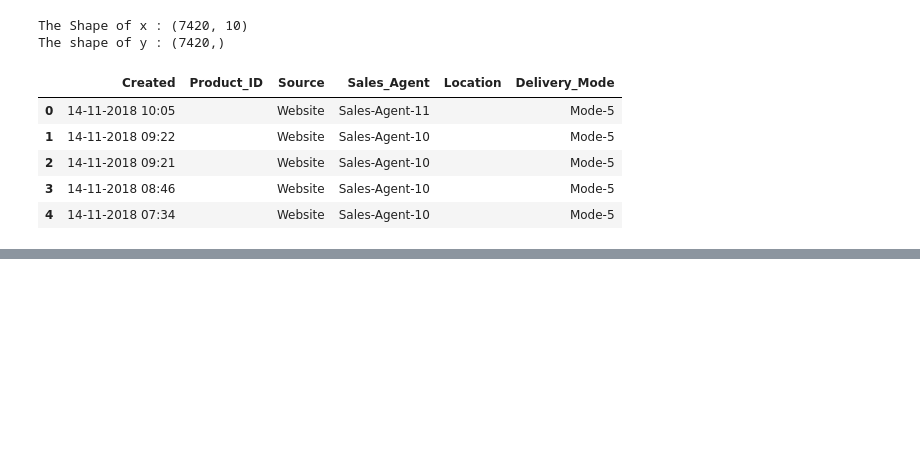
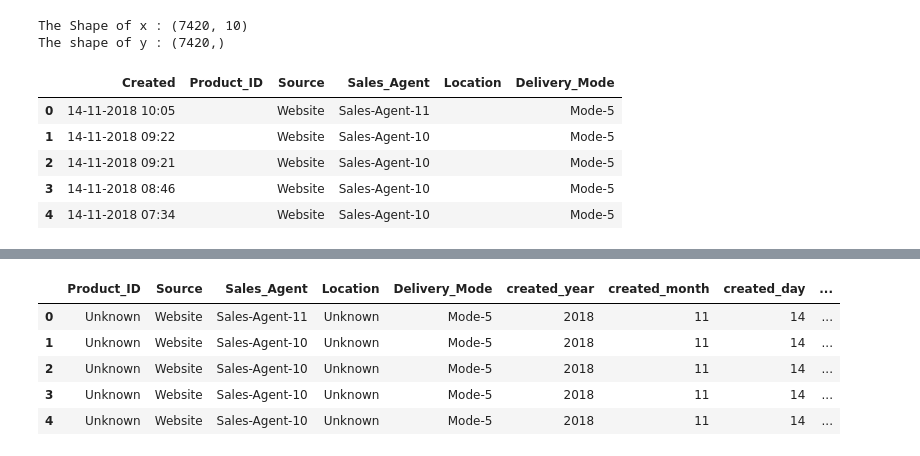
Before and after one commit to shiv-1024/Sales_Effectiveness, a Jupyter notebook: main.ipynb, the cells around one changed output, grey strips where cells are left out. Cells and saved outputs as stored; diff of their text form; code cells hidden in the pictures; blank space fills up the shorter version.

```diff
--- a/main.ipynb
+++ b/main.ipynb
@@ -545,0 +630,11 @@ status_clean
+# %%
+x = x.drop(columns = 'Created')
+# %%
+x.head()
+# %% [output]
+|  | Product_ID | Source | Sales_Agent | Location | Delivery_Mode | created_year | created_month | created_day | ... |
+| 0 | Unknown | Website | Sales-Agent-11 | Unknown | Mode-5 | 2018 | 11 | 14 | ... |
+| 1 | Unknown | Website | Sales-Agent-10 | Unknown | Mode-5 | 2018 | 11 | 14 | ... |
+| 2 | Unknown | Website | Sales-Agent-10 | Unknown | Mode-5 | 2018 | 11 | 14 | ... |
+| 3 | Unknown | Website | Sales-Agent-10 | Unknown | Mode-5 | 2018 | 11 | 14 | ... |
+| 4 | Unknown | Website | Sales-Agent-10 | Unknown | Mode-5 | 2018 | 11 | 14 | ... |
```
Also changed, not shown: parts of 21 cells of this notebook.
